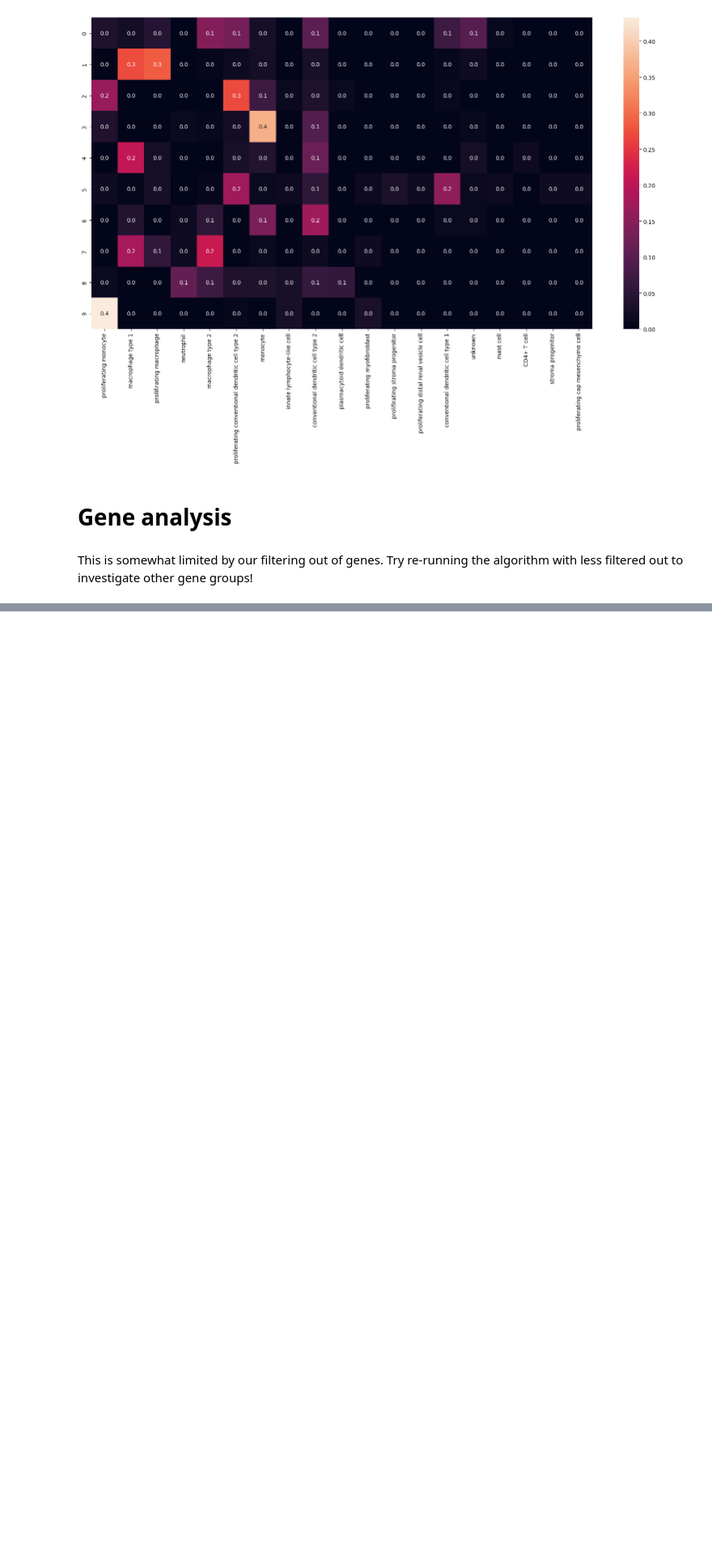
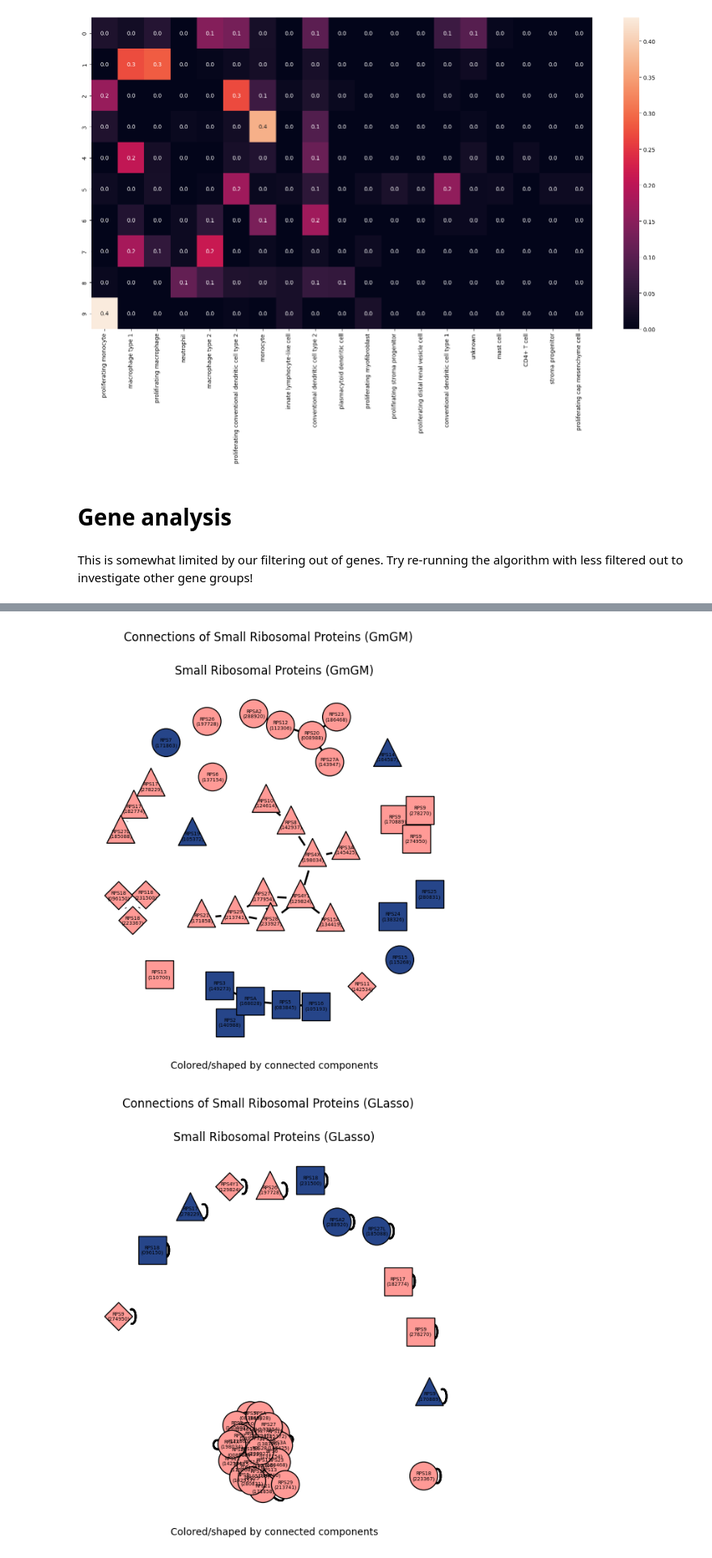
Before and after one commit to BaileyAndrew/ellis-summerschool, a Jupyter notebook: notebooks/experiment.ipynb, the cells around one changed output, grey strips where cells are left out. Shown at 81% size. Drawn from its saved outputs; the diff is of its cells as text; code cells hidden in the pictures; blank space fills up the shorter version.

```diff
--- a/notebooks/experiment.ipynb
+++ b/notebooks/experiment.ipynb
@@ -707,0 +768,19 @@ pass
+# %%
+rps = fbdata[fbdata.obs["external_gene_name"].str.startswith("RPS")]
+
+plot_info(
+   "Small Ribosomal Proteins (GmGM)",
+   rps,
+   layout='fr',
+   graph_type='gmgm'
+)
+plot_info(
+   "Small Ribosomal Proteins (GLasso)",
+   rps,
+   layout='fr',
+   graph_type='glasso'
+)
+pass
+# %% [output]
+[figure, added]
+[figure, added]
```
Also changed, not shown: parts of 12 cells of this notebook.
